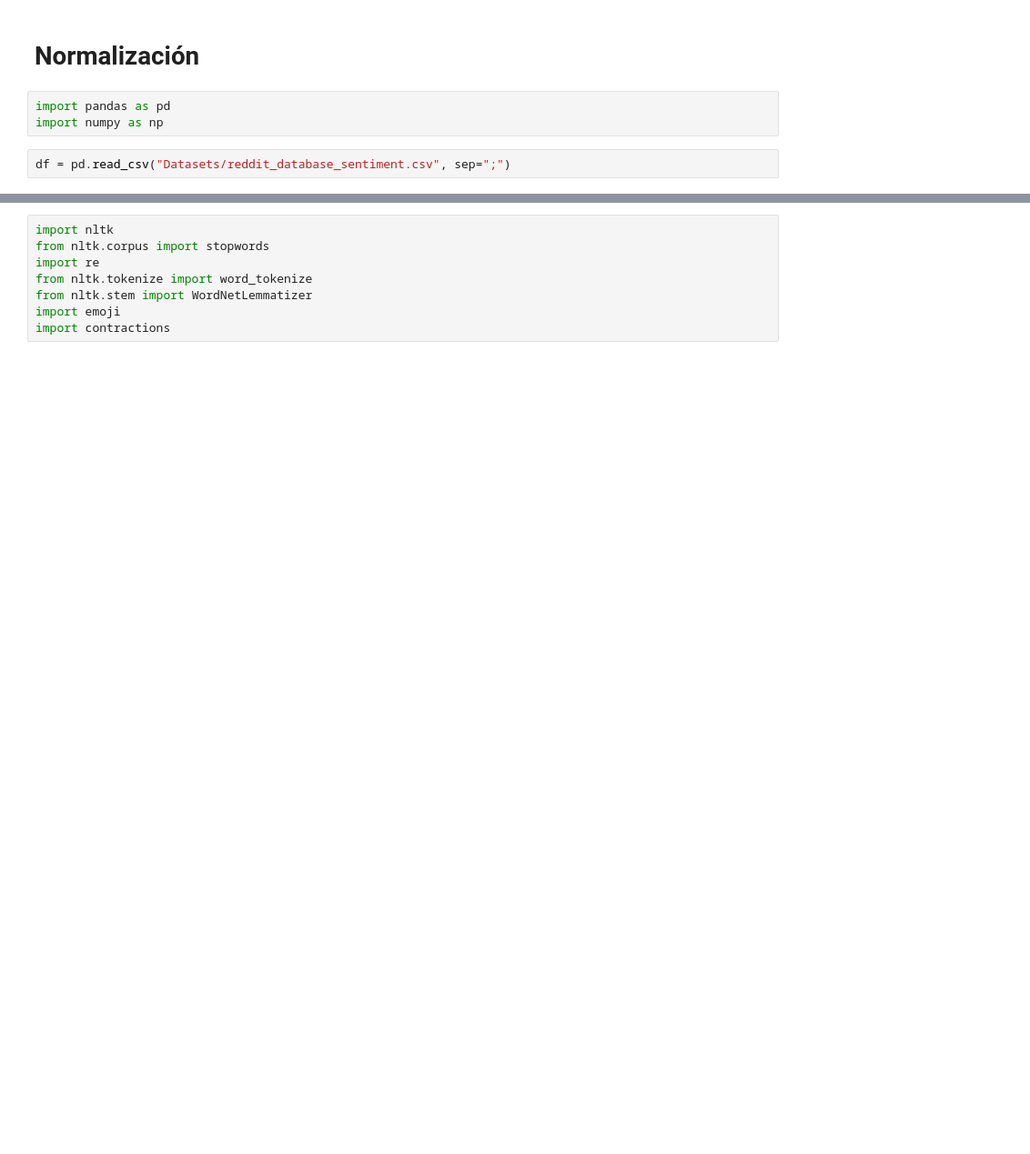
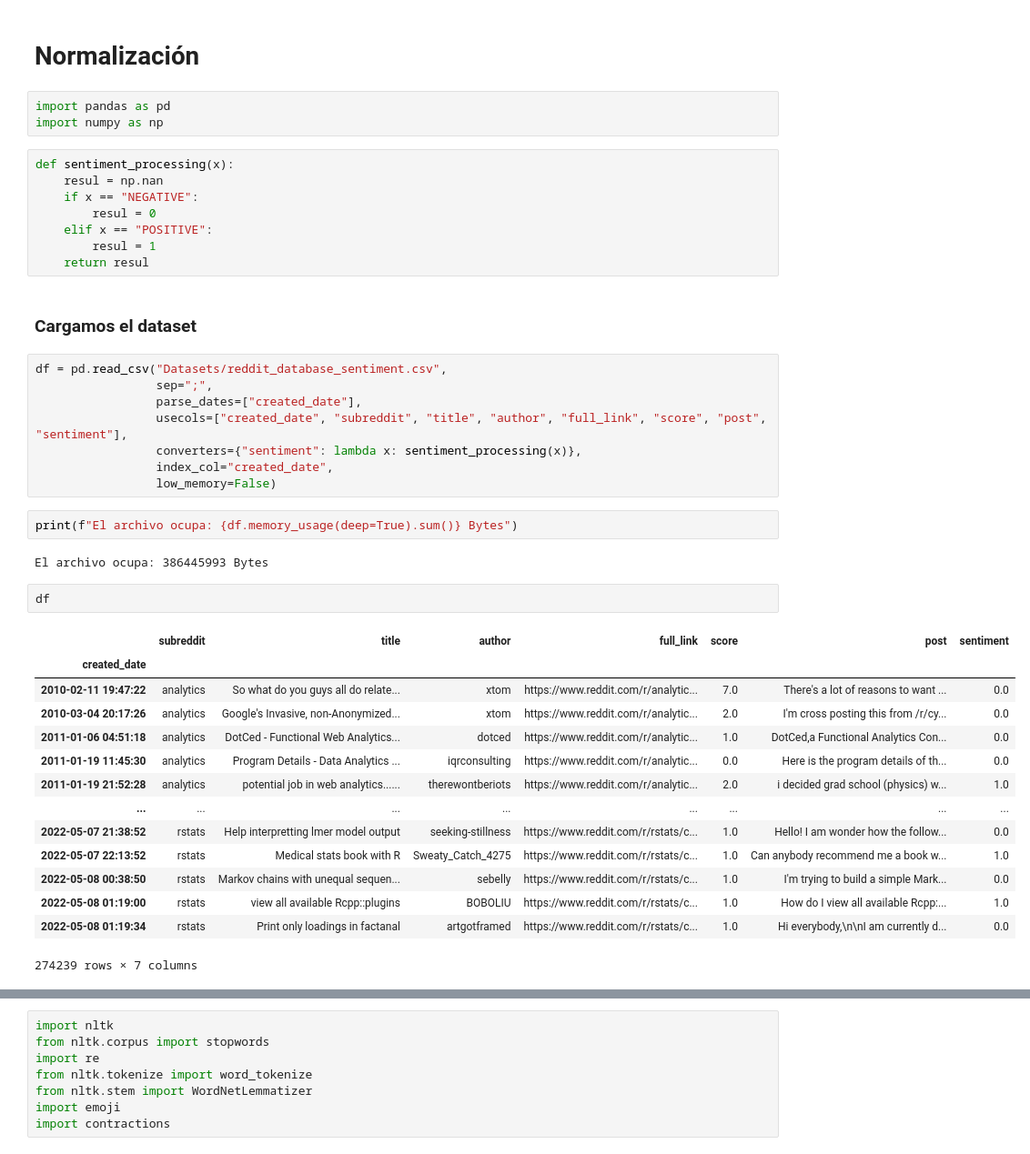
Before and after one commit to Chepados/NLP_Practica, a Jupyter notebook: implementacion_modulo_1.ipynb, the cells around one changed output, grey strips where cells are left out. Shown at 91% size. Drawn from its saved outputs; the diff is of its cells as text; blank space fills up the shorter version.

```diff
--- a/implementacion_modulo_1.ipynb
+++ b/implementacion_modulo_1.ipynb
@@ -3,5 +3,42 @@
 # %%
 import pandas as pd
 import numpy as np
+# %%
+def sentiment_processing(x):
+    resul = np.nan
+    if x == "NEGATIVE":
+        resul = 0
+    elif x == "POSITIVE":
+        resul = 1
+    return resul
+# %% [markdown]
+### Cargamos el dataset
 # %%
-df = pd.read_csv("Datasets/reddit_database_sentiment.csv", sep=";")
+df = pd.read_csv("Datasets/reddit_database_sentiment.csv",
+                 sep=";",
+                 parse_dates=["created_date"],
+                 usecols=["created_date", "subreddit", "title", "author", "full_link", "score", "post", "sentiment"],
+                 converters={"sentiment": lambda x: sentiment_processing(x)},
+                 index_col="created_date",
+                 low_memory=False)
+# %%
+print(f"El archivo ocupa: {df.memory_usage(deep=True).sum()} Bytes")
+# %% [output]
+El archivo ocupa: 386445993 Bytes
+# %%
+df
+# %% [output]
+|  | subreddit | title | author | full_link | score | post | sentiment |
+| created_date |  |  |  |  |  |  |  |
+| 2010-02-11 19:47:22 | analytics | So what do you guys all do relate... | xtom | https://www.reddit.com/r/analytic... | 7.0 | There's a lot of reasons to want ... | 0.0 |
+| 2010-03-04 20:17:26 | analytics | Google's Invasive, non-Anonymized... | xtom | https://www.reddit.com/r/analytic... | 2.0 | I'm cross posting this from /r/cy... | 0.0 |
+| 2011-01-06 04:51:18 | analytics | DotCed - Functional Web Analytics... | dotced | https://www.reddit.com/r/analytic... | 1.0 | DotCed,a Functional Analytics Con... | 0.0 |
+| 2011-01-19 11:45:30 | analytics | Program Details - Data Analytics ... | iqrconsulting | https://www.reddit.com/r/analytic... | 0.0 | Here is the program details of th... | 0.0 |
+| 2011-01-19 21:52:28 | analytics | potential job in web analytics...... | therewontberiots | https://www.reddit.com/r/analytic... | 2.0 | i decided grad school (physics) w... | 1.0 |
+| ... | ... | ... | ... | ... | ... | ... | ... |
+| 2022-05-07 21:38:52 | rstats | Help interpretting lmer model output | seeking-stillness | https://www.reddit.com/r/rstats/c... | 1.0 | Hello! I am wonder how the follow... | 0.0 |
+| 2022-05-07 22:13:52 | rstats | Medical stats book with R | Sweaty_Catch_4275 | https://www.reddit.com/r/rstats/c... | 1.0 | Can anybody recommend me a book w... | 1.0 |
+| 2022-05-08 00:38:50 | rstats | Markov chains with unequal sequen... | sebelly | https://www.reddit.com/r/rstats/c... | 1.0 | I'm trying to build a simple Mark... | 0.0 |
+| 2022-05-08 01:19:00 | rstats | view all available Rcpp::plugins | BOBOLIU | https://www.reddit.com/r/rstats/c... | 1.0 | How do I view all available Rcpp:... | 1.0 |
+| 2022-05-08 01:19:34 | rstats | Print only loadings in factanal | artgotframed | https://www.reddit.com/r/rstats/c... | 1.0 | Hi everybody,\n\nI am currently d... | 0.0 |
+274239 rows × 7 columns
```
Also changed, not shown: parts of 21 cells of this notebook, 4 other files.
